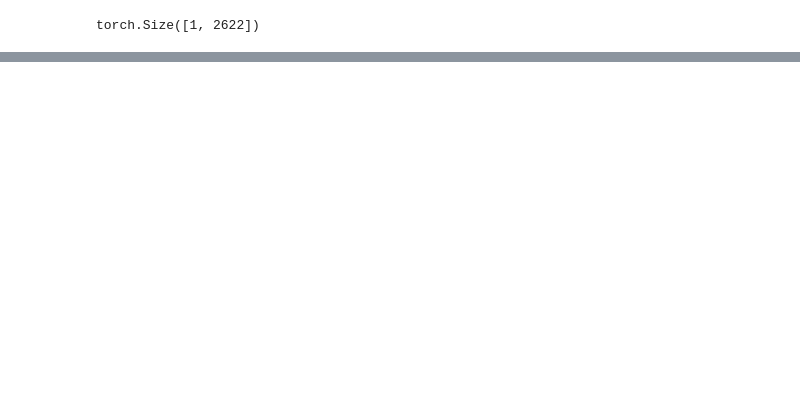
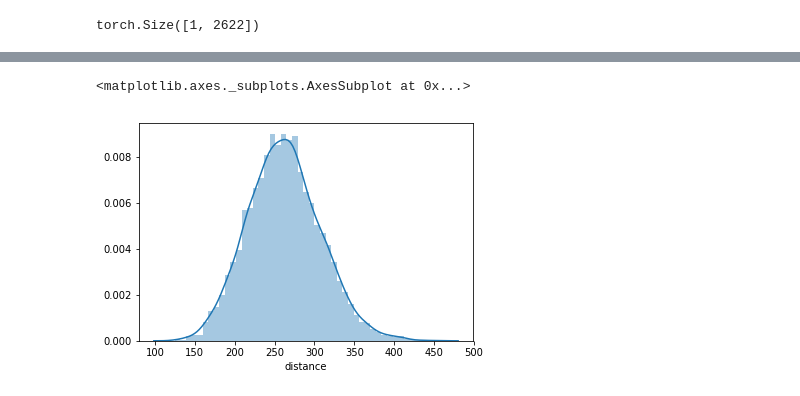
Before and after one commit to glasslion/kaggle-recognizing-faces-in-the-wild, a Jupyter notebook: pytorch-vgg-face.ipynb, the cells around one changed output, grey strips where cells are left out. Drawn from its saved outputs; the diff is of its cells as text; code cells hidden in the pictures; blank space fills up the shorter version.

```diff
--- a/pytorch-vgg-face.ipynb
+++ b/pytorch-vgg-face.ipynb
@@ -244,0 +310,23 @@ RuntimeError: ignored
+# %%
+train_df['family'] = train_df['person'].str.rsplit('/', 1,expand=True)[0]
+# %%
+def sample_non_kin(df):
+    res = []
+    for i in range(5000):
+        ia,ib = np.random.randint(0, len(train_df), size=2)
+        sa = df.iloc[ia]
+        sb = df.iloc[ib]
+        if sa['family'] == sb['family']:
+            continue
+        res.append([sa['file'], sb['file']])
+    return pd.DataFrame.from_records(res, columns=['i1', 'i2'])
+# %%
+df = sample_non_kin(train_df)
+# %%
+df['cosine_similarity'] = np.nan
+df['distance'] = np.nan
+
+for idx, row in df.iterrows():
+    cos, dis = diff_img(row['i1'], row['i2'])
+    df.loc[idx, 'cosine_similarity'] = cos
+    df.loc[idx, 'distance'] = dis
@@ -244,0 +345,5 @@ RuntimeError: ignored
+# %%
+sns.distplot(df['distance'].dropna())
+# %% [output]
+<matplotlib.axes._subplots.AxesSubplot at 0x...>
+[figure, added]
```
Also changed, not shown: parts of 27 cells of this notebook.
